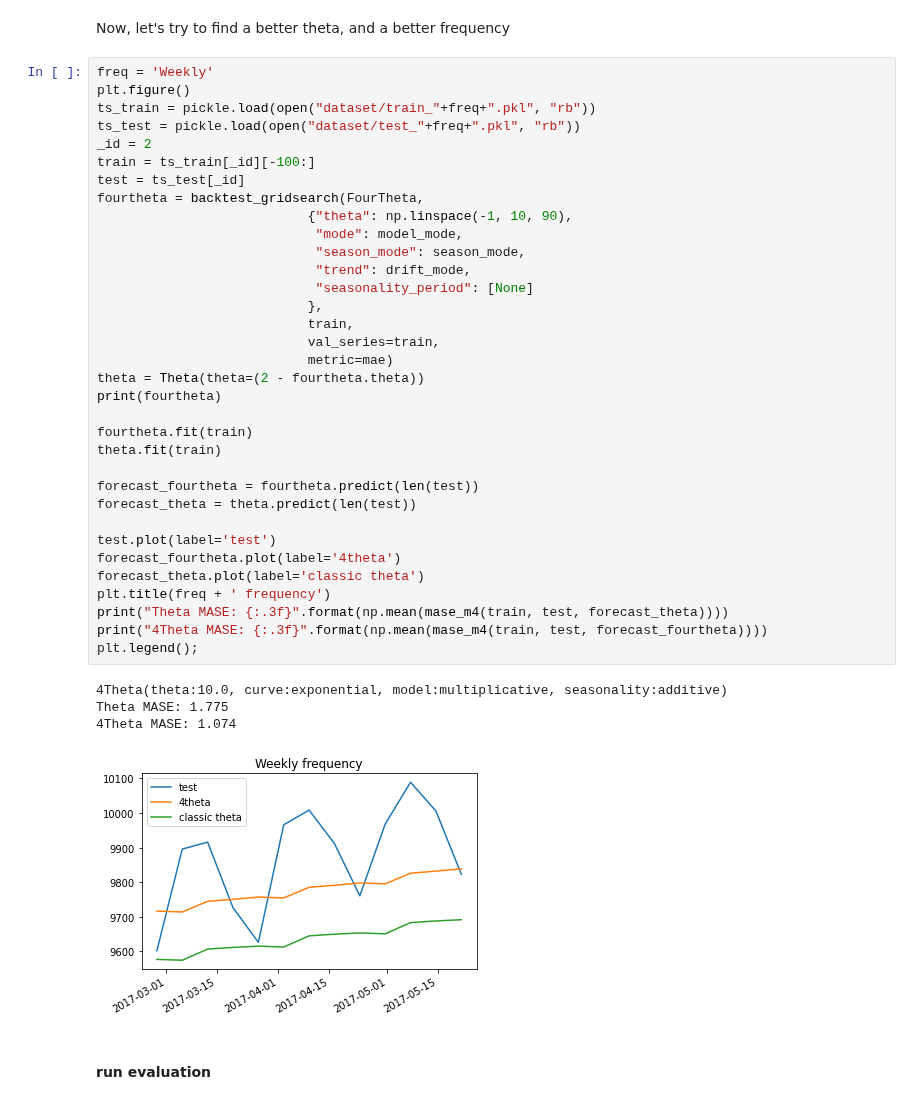
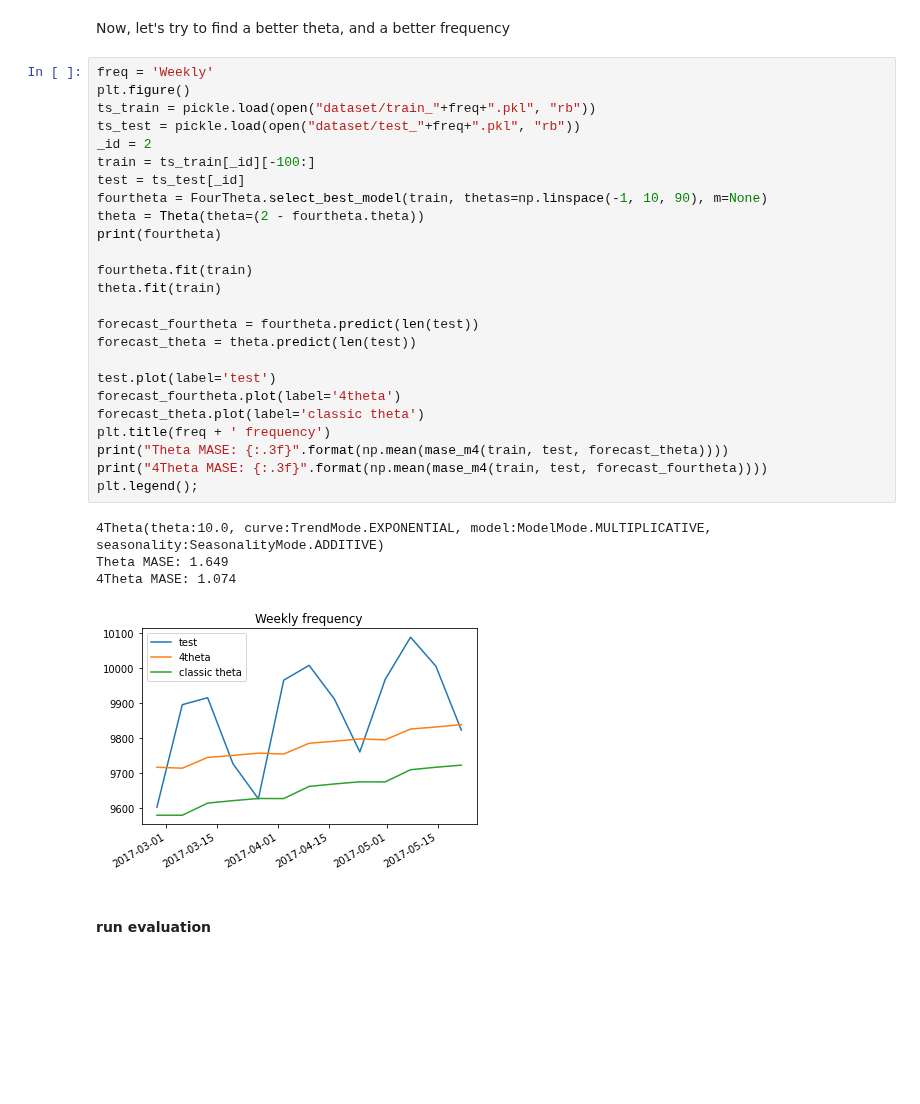
Before and after one commit to unit8co/darts, a Jupyter notebook: examples/M4_competition/M4_competition_benchmark.ipynb, the cells around one changed output. Saved outputs shown, nothing was run; the diff lists cells and outputs as text; blank space fills up the shorter version.

Commit message:
refactor(M4examples): update notebook and faster gridsearch function

```diff
--- a/examples/M4_competition/M4_competition_benchmark.ipynb
+++ b/examples/M4_competition/M4_competition_benchmark.ipynb
@@ -527,42 +433,33 @@ Now, let's try to find a better theta, and a better frequency
 # %%
 freq = 'Weekly'
 plt.figure()
 ts_train = pickle.load(open("dataset/train_"+freq+".pkl", "rb"))
 ts_test = pickle.load(open("dataset/test_"+freq+".pkl", "rb"))
 _id = 2
 train = ts_train[_id][-100:]
 test = ts_test[_id]
-fourtheta = backtest_gridsearch(FourTheta,
-                           {"theta": np.linspace(-1, 10, 90),
-                            "mode": model_mode,
-                            "season_mode": season_mode,
-                            "trend": drift_mode,
-                            "seasonality_period": [None]
-                           },
-                           train,
-                           val_series=train,
-                           metric=mae)
+fourtheta = FourTheta.select_best_model(train, thetas=np.linspace(-1, 10, 90), m=None)
 theta = Theta(theta=(2 - fourtheta.theta))
 print(fourtheta)
 
 fourtheta.fit(train)
 theta.fit(train)
 
 forecast_fourtheta = fourtheta.predict(len(test))
 forecast_theta = theta.predict(len(test))
 
 test.plot(label='test')
 forecast_fourtheta.plot(label='4theta')
 forecast_theta.plot(label='classic theta')
 plt.title(freq + ' frequency')
 print("Theta MASE: {:.3f}".format(np.mean(mase_m4(train, test, forecast_theta))))
 print("4Theta MASE: {:.3f}".format(np.mean(mase_m4(train, test, forecast_fourtheta))))
 plt.legend();
 # %% [output]
-4Theta(theta:10.0, curve:exponential, model:multiplicative, seasonality:additive)
-Theta MASE: 1.775
+4Theta(theta:10.0, curve:TrendMode.EXPONENTIAL, model:ModelMode.MULTIPLICATIVE, seasonality:SeasonalityMode.ADDITIVE)
+Theta MASE: 1.649
 4Theta MASE: 1.074
-[figure, old version]
+[figure, new version]
 # %% [markdown]
 #### run evaluation
 # %%
```
Also changed, not shown: parts of 13 cells of this notebook, 1 other file.
